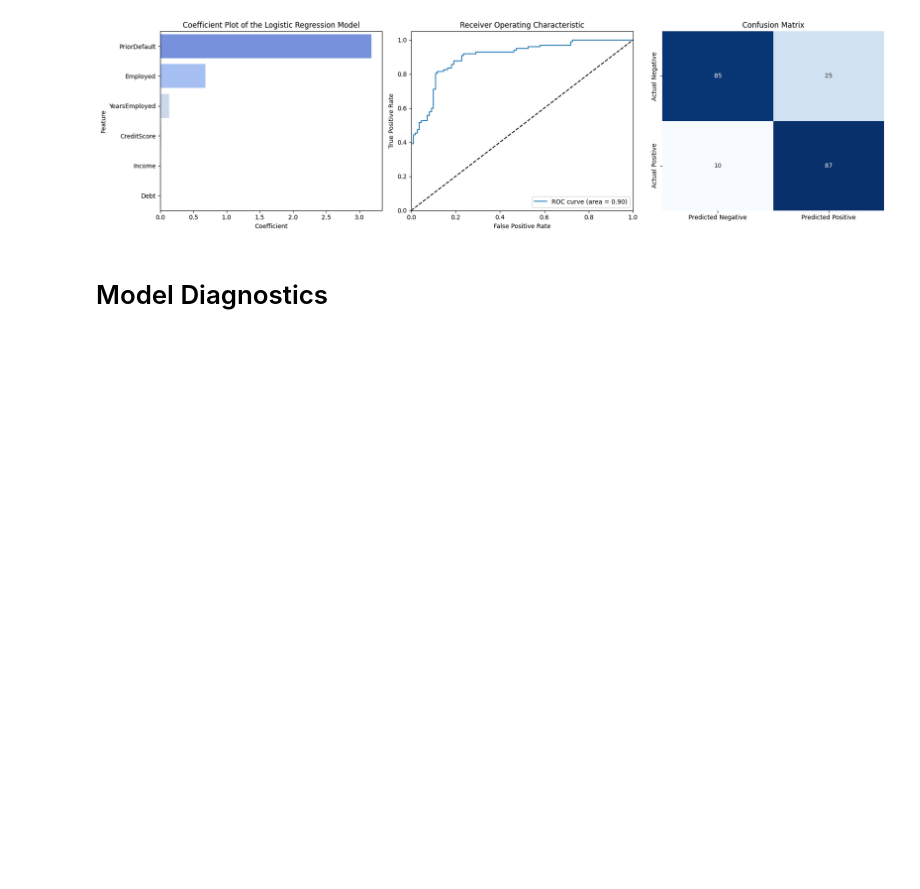
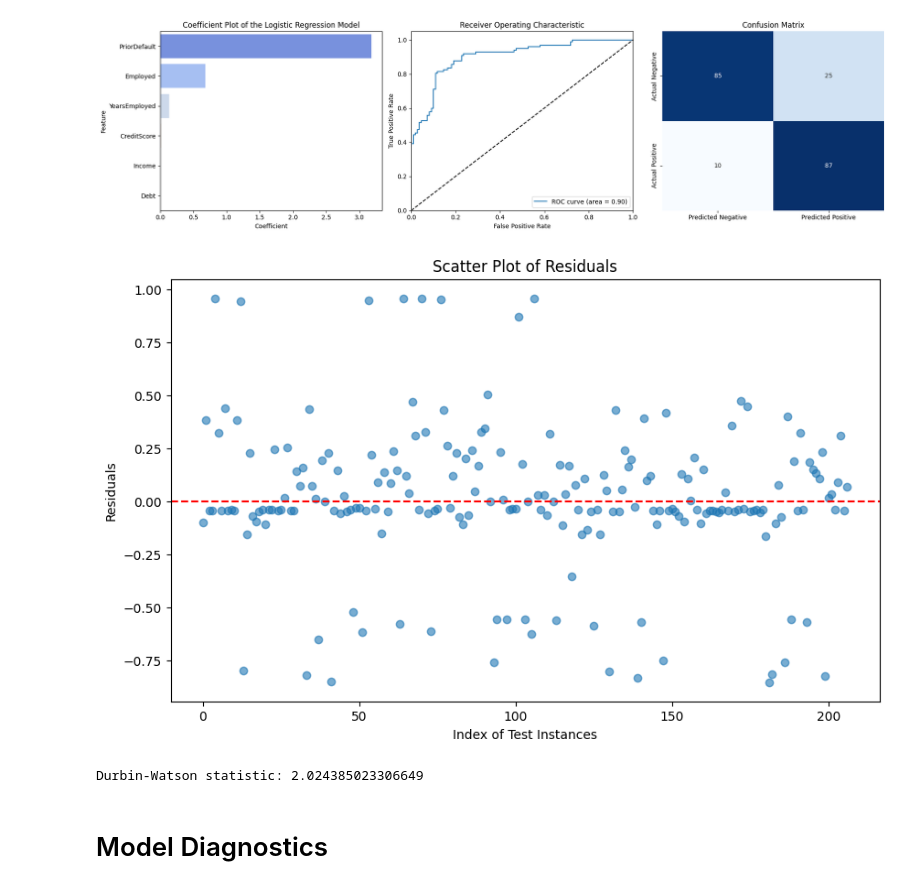
Before and after one commit to dtrejo21/stats-final-project, a Jupyter notebook: FinalProject.ipynb, the cells around one changed output. Drawn from its saved outputs; the diff is of its cells as text; code cells hidden in the pictures; blank space fills up the shorter version.

```diff
--- a/FinalProject.ipynb
+++ b/FinalProject.ipynb
@@ -770,6 +723,27 @@ Passing `palette` without assigning `hue` is deprecated and will be removed in v
 
   sns.barplot(x='Coefficient', y='Feature', data=coefficients, palette='coolwarm')
 [figure]
+# %%
+# Predict probabilities on the test set (using the pipeline)
+y_probs = pipeline.predict_proba(X_test)[:, 1]
+
+# Calculate residuals as the difference between the actual labels and predicted probabilities
+residuals = y_test - y_probs
+
+plt.figure(figsize=(10, 6))
+plt.scatter(range(len(residuals)), residuals, alpha=0.6)
+plt.title('Scatter Plot of Residuals')
+plt.xlabel('Index of Test Instances')
+plt.ylabel('Residuals')
+plt.axhline(y=0, color='red', linestyle='--')
+plt.show()
+
+# Durbin-Watson statistic to quantify the presence of autocorrelation in residuals
+dw_stat = durbin_watson(residuals)
+print(f"Durbin-Watson statistic: {dw_stat}")
+# %% [output]
+[figure, added]
+Durbin-Watson statistic: 2.024385023306649
 # %% [markdown]
 # Model Diagnostics
 # %%
```
Also changed, not shown: parts of 8 cells of this notebook.
